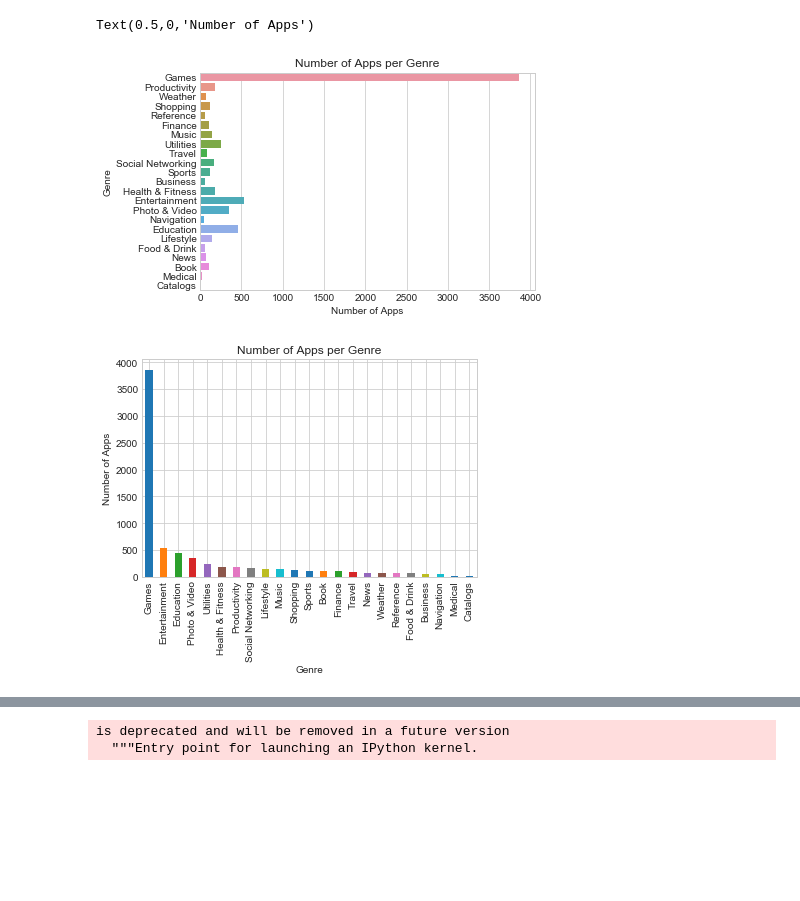
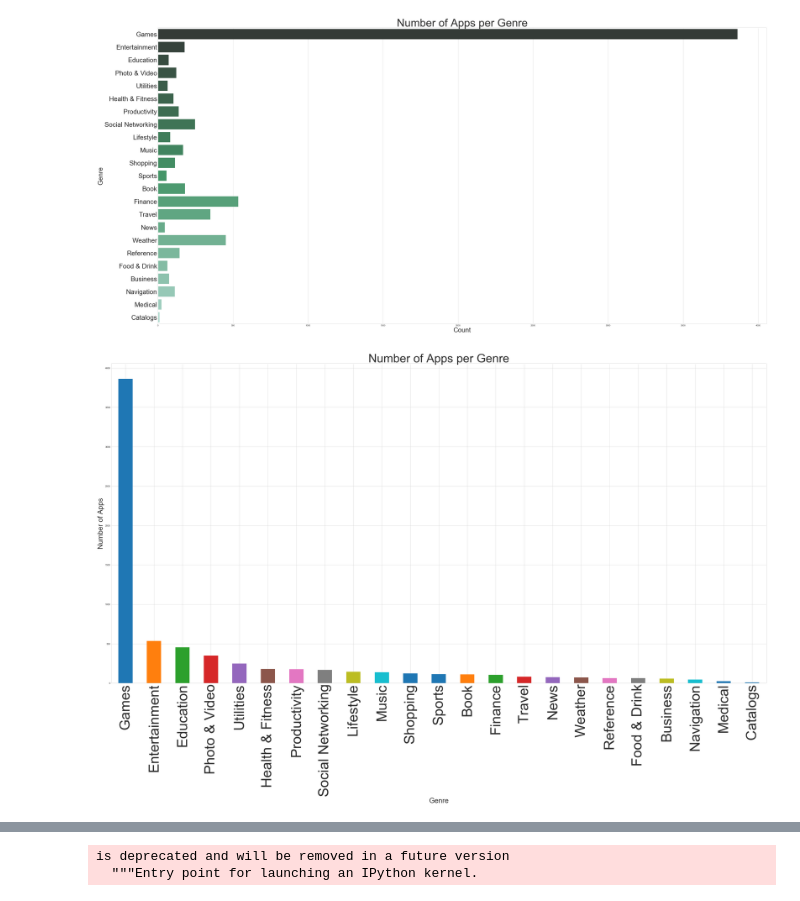
Before and after one commit to mobinmirarab/Mobile-Analytics, a Jupyter notebook: 01- EDA.ipynb, the cells around one changed output, grey strips where cells are left out. Cells and saved outputs as stored; diff of their text form; code cells hidden in the pictures; blank space fills up the shorter version.

```diff
--- a/01- EDA.ipynb
+++ b/01- EDA.ipynb
@@ -25,22 +25,25 @@ dataSet.head()
 | 3 | 4 | 282614216 | eBay: Best App to Buy, Sell, Save... | 128512000 | USD | 0.00 | 262241 | 649 | ... |
 | 4 | 5 | 282935706 | Bible | 92774400 | USD | 0.00 | 985920 | 5320 | ... |
 # %%
-sns.countplot(y='prime_genre',
+plt.figure(figsize=(50, 25));
+g = sns.countplot(y='prime_genre',
             data=dataSet,
-            orient='h')
-plt.title('Number of Apps per Genre')
-plt.ylabel('Genre')
-plt.xlabel('Number of Apps')
+            orient='h',palette="BuGn_d")
+plt.title('Number of Apps per Genre', fontsize=50)
+plt.xlabel('Count', fontsize=30);
+plt.ylabel('Genre', fontsize=30);
+g.set_yticklabels(labels=dataSet['prime_genre'].value_counts().index, fontsize=30);
 # %% [output]
-Text(0.5,0,'Number of Apps')
-[figure, old version]
+[figure, new version]
 # %%
-plt.title('Number of Apps per Genre')
-plt.xlabel('Genre')
-plt.ylabel('Number of Apps')
-dataSet['prime_genre'].value_counts().plot(kind='bar');
+plt.figure(figsize=(50, 25));
+plt.title('Number of Apps per Genre', fontsize=50)
+plt.xlabel('Genre', fontsize=30)
+plt.ylabel('Number of Apps', fontsize=30)
+g = dataSet['prime_genre'].value_counts().plot(kind='bar');
+g.set_xticklabels(labels=dataSet['prime_genre'].value_counts().index, fontsize=60);
 # %% [output]
-[figure, old version]
+[figure, new version]
 # %%
 #  Looking at most popular Apps
 dataSet[dataSet['rating_count_tot']==dataSet['rating_count_tot'].max()]
```
Also changed, not shown: parts of 16 cells of this notebook, 5 other files.
